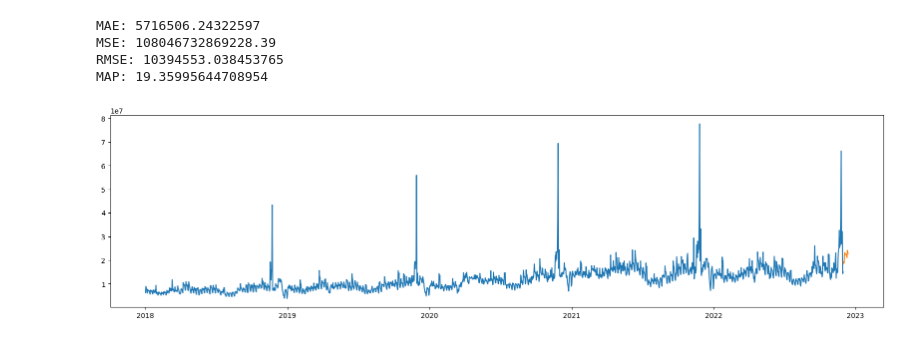
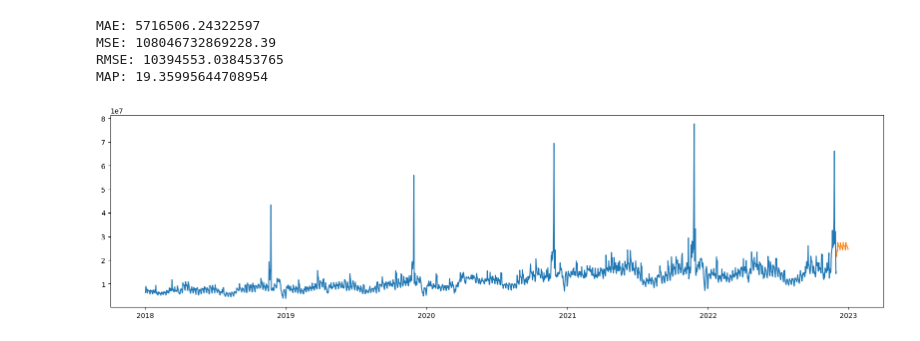
Before and after one commit to renatomaaliw3/public_files, a Jupyter notebook: CPE Electives (1 - 3)/01. Lectures Notebook/46.1 ARIMA, SARIMA, SARIMAX/SARIMAX (Concept).ipynb, the cells around one changed output. Cells and saved outputs as stored; diff of their text form; code cells hidden in the pictures.

```diff
--- a/CPE Electives (1 - 3)/01. Lectures Notebook/46.1 ARIMA, SARIMA, SARIMAX/SARIMAX (Concept).ipynb
+++ b/CPE Electives (1 - 3)/01. Lectures Notebook/46.1 ARIMA, SARIMA, SARIMAX/SARIMAX (Concept).ipynb
@@ -289,15 +280,15 @@ MAP: 19.35995644708954
 # %%
 # Forecast to the Future
 
 from statsmodels.tsa.statespace.sarimax import SARIMAX
 
-final_model = SARIMAX(df['revenue'], order = (3, 1, 2), seasonal_order = (2, 0, 2, 7), X = df[['discount_rate', 'coupon_rate']])
+final_model = SARIMAX(df['revenue'], order = (2, 1, 2), seasonal_order = (2, 0, 2, 7), X = df[['discount_rate', 'coupon_rate']])
 results = final_model.fit()
-forecast = results.predict(start = len(df['revenue']), end = len(df['revenue']) + 12)
+forecast = results.predict(start = len(df['revenue']), end = len(df['revenue']) + 30)
 
 plt.figure(figsize = (20, 5))
 plt.plot(df.index, df['revenue'])
 plt.plot(forecast.index, forecast)
 plt.show()
 # %% [output]
-[figure, old version]
+[figure, new version]
```
Also changed, not shown: parts of 4 cells of this notebook.
